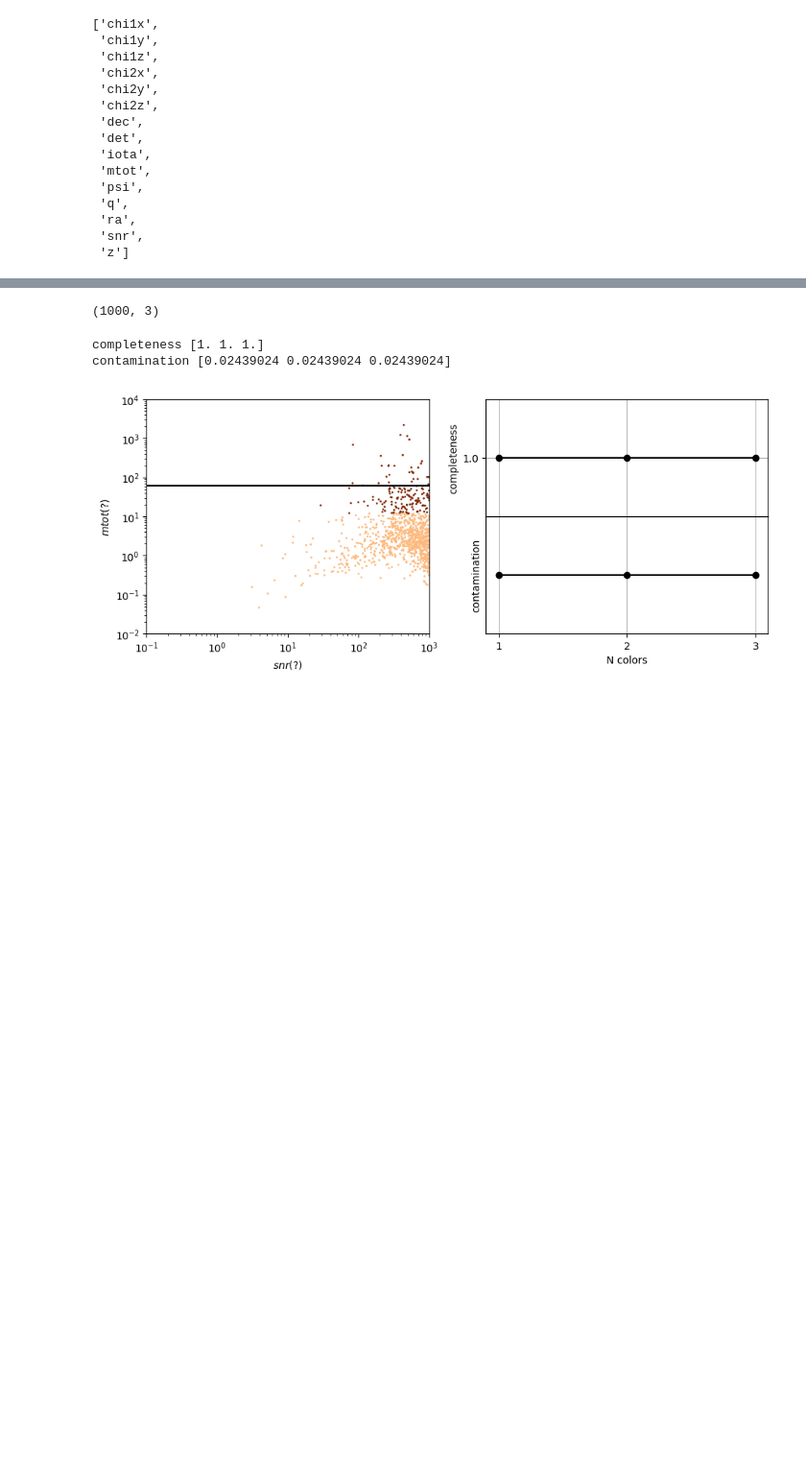
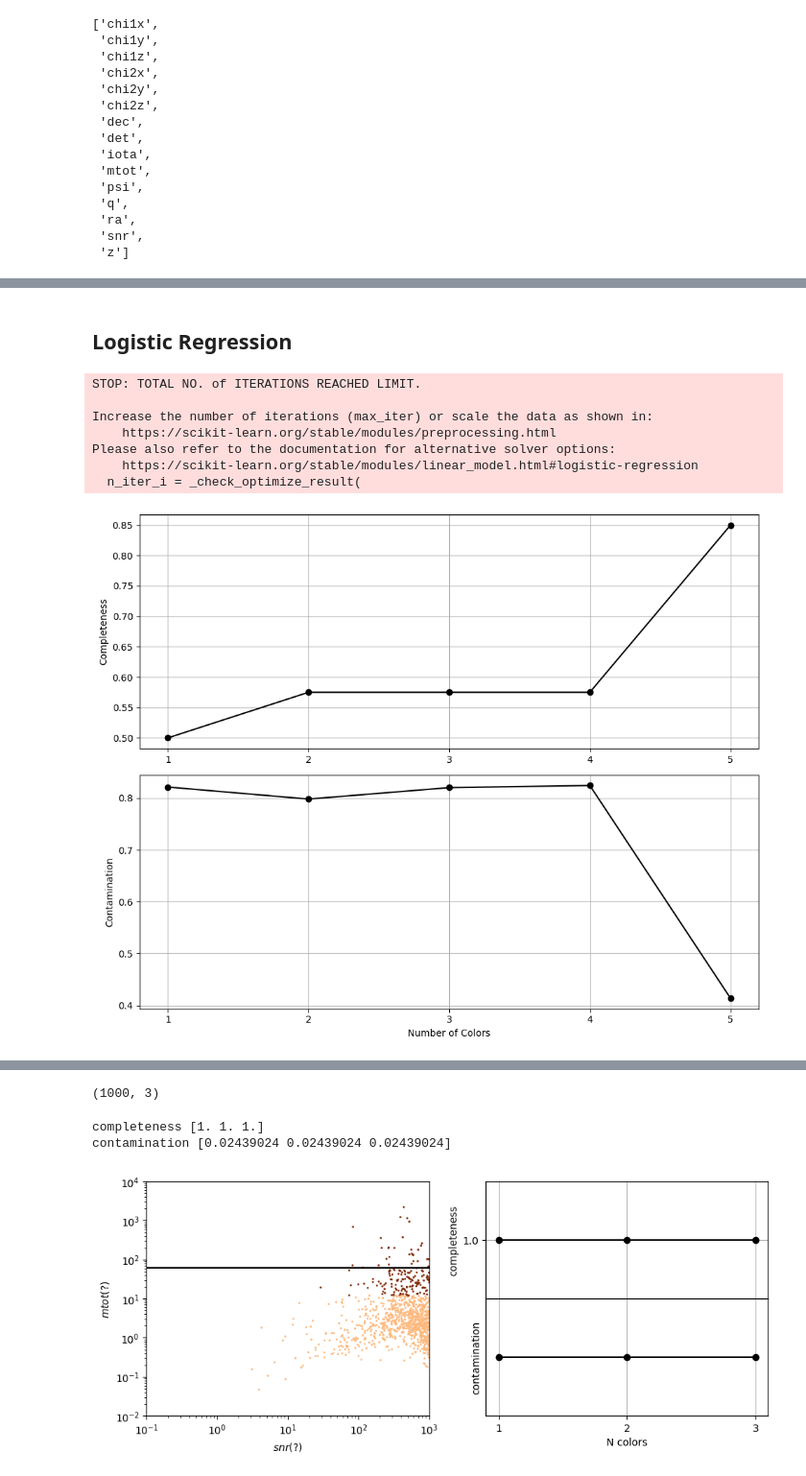
Before and after one commit to malvibellotti/astrostatistics_bicocca_2024, a Jupyter notebook: working/lecture_20_GW.ipynb, the cells around one changed output, grey strips where cells are left out. Shown at 96% size. Drawn from its saved outputs; the diff is of its cells as text; code cells hidden in the pictures; blank space fills up the shorter version.

```diff
--- a/working/lecture_20_GW.ipynb
+++ b/working/lecture_20_GW.ipynb
@@ -166,0 +125,52 @@ plt.axvline(12, color = 'red')
+# %%
+# should I use the SNR?????
+
+X = np.array([mtot, q, iota, psi, z]).T
+y = det
+
+# Split the data into training and testing sets
+(X_train, X_test), (y_train, y_test) = split_samples(X, y, [0.75, 0.25], random_state=0)
+# %% [markdown]
+## Logistic Regression
+# %%
+from sklearn.linear_model import LogisticRegression
+from astroML.utils import completeness_contamination
+
+n_features = np.arange(1, X.shape[1] + 1)
+
+completeness = []
+contamination = []
+
+for nc in n_features:
+    clf = LogisticRegression(class_weight='balanced')
+    clf.fit(X_train[:, :nc], y_train)
+    y_pred = clf.predict(X_test[:, :nc])
+
+    comp, cont = completeness_contamination(y_pred, y_test)
+    completeness.append(comp)
+    contamination.append(cont)
+
+fig, ax = plt.subplots(2, 1, figsize=(10, 8))
+
+ax[0].plot(n_features, completeness, 'o-k', ms=6)
+ax[0].set_ylabel('Completeness')
+ax[0].set_xticks(n_features)
+ax[0].grid(True)
+
+ax[1].plot(n_features, contamination, 'o-k', ms=6)
+ax[1].set_xlabel('Number of Colors')
+ax[1].set_ylabel('Contamination')
+ax[1].set_xticks(n_features)
+ax[1].grid(True)
+
+plt.tight_layout()
+plt.show()
+# %% [output]
+STOP: TOTAL NO. of ITERATIONS REACHED LIMIT.
+
+Increase the number of iterations (max_iter) or scale the data as shown in:
+    https://scikit-learn.org/stable/modules/preprocessing.html
+Please also refer to the documentation for alternative solver options:
+    https://scikit-learn.org/stable/modules/linear_model.html#logistic-regression
+  n_iter_i = _check_optimize_result(
+[figure, added]
```
Also changed, not shown: parts of 25 cells of this notebook, 5 other files.
